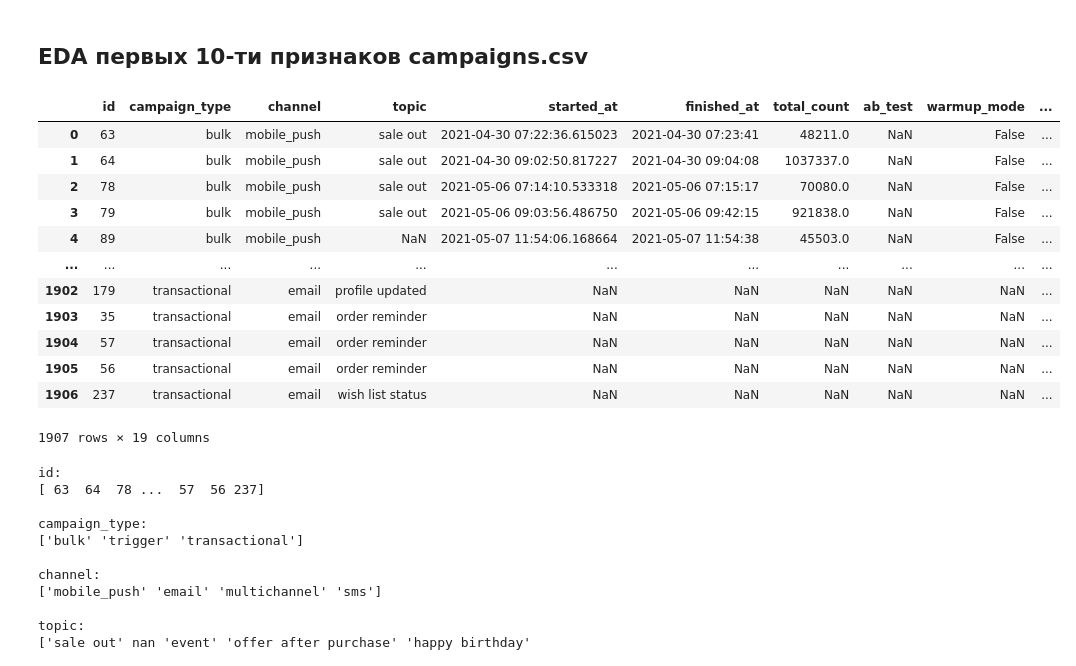
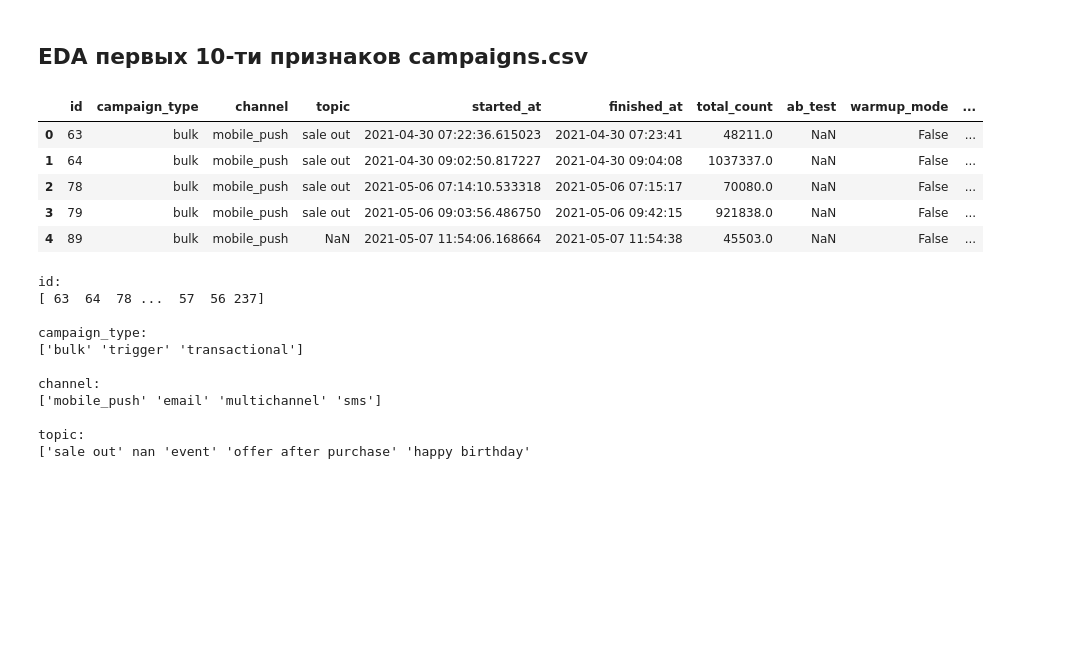
Before and after one commit to shmul999/ML_GP, a Jupyter notebook: code/gp.ipynb, the cells around one changed output. Drawn from its saved outputs; the diff is of its cells as text; code cells hidden in the pictures; blank space fills up the shorter version.

```diff
--- a/code/gp.ipynb
+++ b/code/gp.ipynb
@@ -12,22 +12,15 @@ import warnings
 import matplotlib.patches as mpatches
 warnings.filterwarnings('ignore', category=FutureWarning)
 # %%
-df_campaigns = pd.read_csv('campaigns.csv')
+df_campaigns = pd.read_csv('../data/campaigns.csv')
 df_campaigns.head()
 # %% [output]
 |  | id | campaign_type | channel | topic | started_at | finished_at | total_count | ab_test | warmup_mode | ... |
 | 0 | 63 | bulk | mobile_push | sale out | 2021-04-30 07:22:36.615023 | 2021-04-30 07:23:41 | 48211.0 | NaN | False | ... |
 | 1 | 64 | bulk | mobile_push | sale out | 2021-04-30 09:02:50.817227 | 2021-04-30 09:04:08 | 1037337.0 | NaN | False | ... |
 | 2 | 78 | bulk | mobile_push | sale out | 2021-05-06 07:14:10.533318 | 2021-05-06 07:15:17 | 70080.0 | NaN | False | ... |
 | 3 | 79 | bulk | mobile_push | sale out | 2021-05-06 09:03:56.486750 | 2021-05-06 09:42:15 | 921838.0 | NaN | False | ... |
 | 4 | 89 | bulk | mobile_push | NaN | 2021-05-07 11:54:06.168664 | 2021-05-07 11:54:38 | 45503.0 | NaN | False | ... |
-| ... | ... | ... | ... | ... | ... | ... | ... | ... | ... | ... |
-| 1902 | 179 | transactional | email | profile updated | NaN | NaN | NaN | NaN | NaN | ... |
-| 1903 | 35 | transactional | email | order reminder | NaN | NaN | NaN | NaN | NaN | ... |
-| 1904 | 57 | transactional | email | order reminder | NaN | NaN | NaN | NaN | NaN | ... |
-| 1905 | 56 | transactional | email | order reminder | NaN | NaN | NaN | NaN | NaN | ... |
-| 1906 | 237 | transactional | email | wish list status | NaN | NaN | NaN | NaN | NaN | ... |
-1907 rows × 19 columns
 # %%
 for col in df_campaigns.columns:
     print(f'\n{col}:')
```
Also changed, not shown: parts of 49 cells of this notebook.
